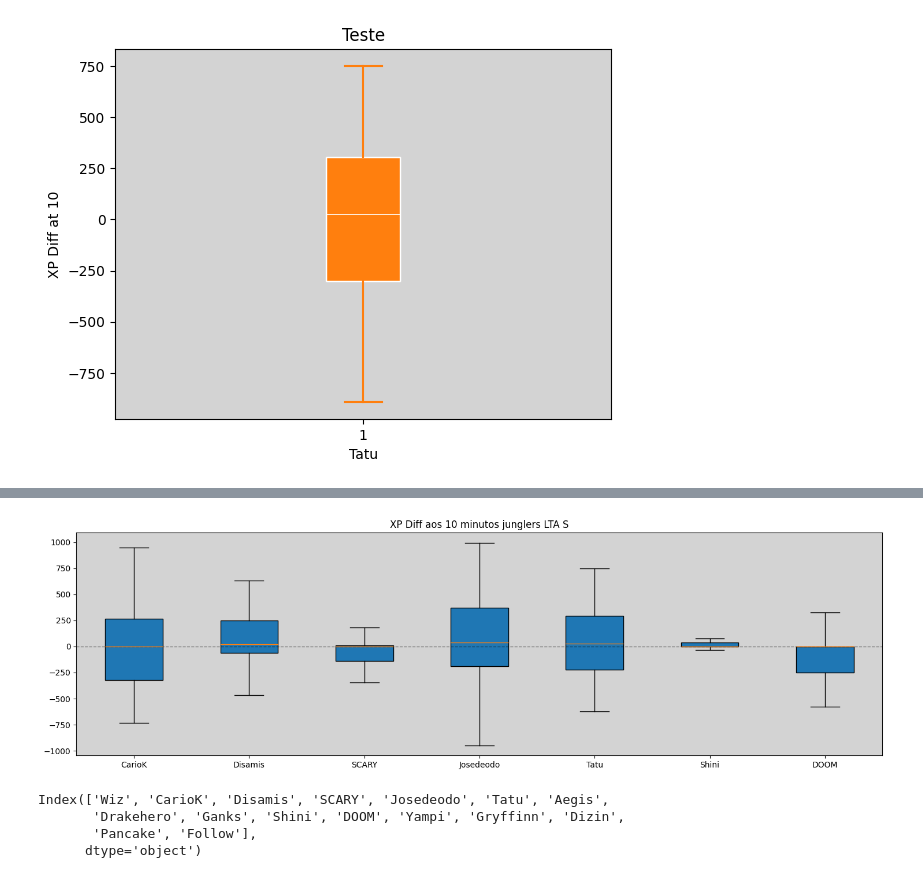
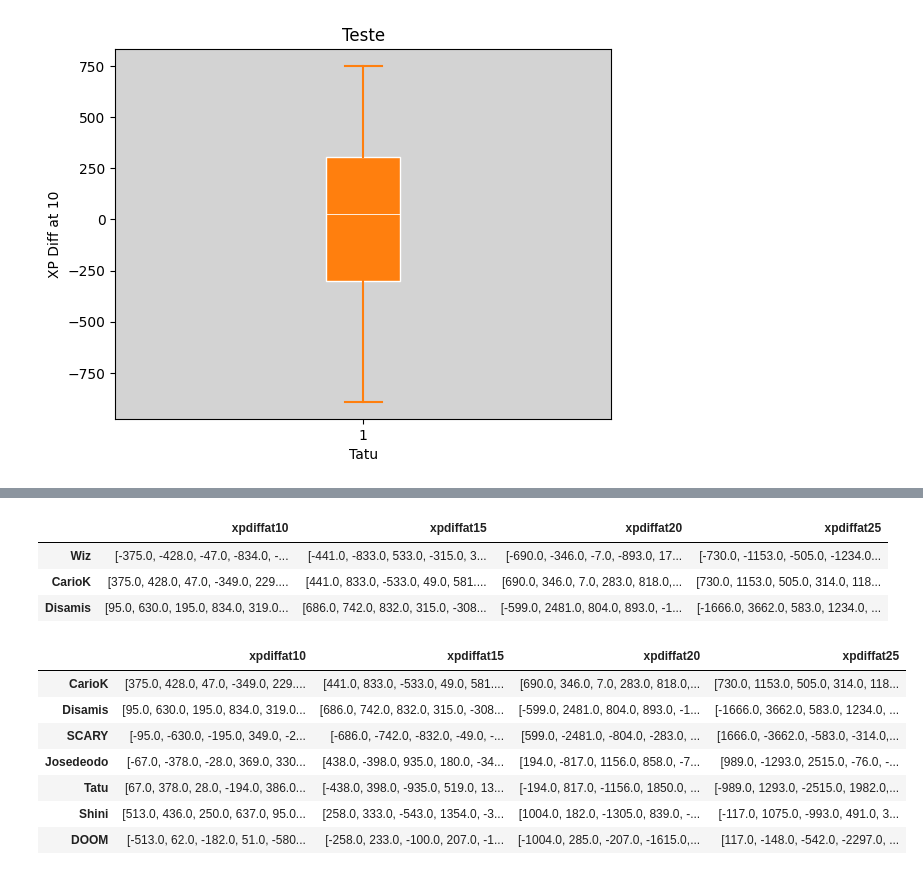
Before and after one commit to yagoandradelima/data-analysis-python, a Jupyter notebook: lol/codes/dataviz.ipynb, the cells around one changed output, grey strips where cells are left out. Saved outputs shown, nothing was run; the diff lists cells and outputs as text; code cells hidden in the pictures.

```diff
--- a/lol/codes/dataviz.ipynb
+++ b/lol/codes/dataviz.ipynb
@@ -51,25 +74,22 @@ a = a.T.fillna(0)
-# %%
-fig, ax = plt.subplots(figsize=(18,5))
-
-ax.boxplot(
-    a[["CarioK","Disamis","SCARY","Josedeodo","Tatu","Shini","DOOM"]],
-    showfliers=False,
-    patch_artist=True,
-    showmeans=False,
-    tick_labels=["CarioK","Disamis","SCARY","Josedeodo","Tatu","Shini","DOOM"]
-)
-
-ax.set_facecolor("lightgray")
-
-plt.axhline(y=0, color='black', linestyle='--', linewidth=1, alpha=0.4)
-plt.title("XP Diff aos 10 minutos junglers LTA S")
-plt.show()
-# %% [output]
-[figure, removed]
-# %%
-a.columns
-# %% [output]
-Index(['Wiz', 'CarioK', 'Disamis', 'SCARY', 'Josedeodo', 'Tatu', 'Aegis',
-       'Drakehero', 'Ganks', 'Shini', 'DOOM', 'Yampi', 'Gryffinn', 'Dizin',
-       'Pancake', 'Follow'],
-      dtype='object')
+# %%
+columns = ["xpdiffat10","xpdiffat15","xpdiffat20","xpdiffat25"]
+lista1 = []
+lista2 = {"xpdiffat10":[],"xpdiffat15":[],"xpdiffat20":[],"xpdiffat25":[]}
+
+
+for player in jng_data["playername"].unique():
+    for column in columns:
+        data = jng_data[jng_data["playername"] == player][column].values
+
+        lista2[column].append(data)
+
+    lista1.append(player)
+# %%
+data = pd.DataFrame(data=lista2,index=lista1)
+
+data.head(3)
+# %% [output]
+|  | xpdiffat10 | xpdiffat15 | xpdiffat20 | xpdiffat25 |
+| Wiz | [-375.0, -428.0, -47.0, -834.0, -... | [-441.0, -833.0, 533.0, -315.0, 3... | [-690.0, -346.0, -7.0, -893.0, 17... | [-730.0, -1153.0, -505.0, -1234.0... |
+| CarioK | [375.0, 428.0, 47.0, -349.0, 229.... | [441.0, 833.0, -533.0, 49.0, 581.... | [690.0, 346.0, 7.0, 283.0, 818.0,... | [730.0, 1153.0, 505.0, 314.0, 118... |
+| Disamis | [95.0, 630.0, 195.0, 834.0, 319.0... | [686.0, 742.0, 832.0, 315.0, -308... | [-599.0, 2481.0, 804.0, 893.0, -1... | [-1666.0, 3662.0, 583.0, 1234.0, ... |
@@ -75,0 +117,11 @@ Index(['Wiz', 'CarioK', 'Disamis', 'SCARY', 'Josedeodo', 'Tatu', 'Aegis',
+# %%
+data.loc[["CarioK","Disamis","SCARY","Josedeodo","Tatu","Shini","DOOM"]]
+# %% [output]
+|  | xpdiffat10 | xpdiffat15 | xpdiffat20 | xpdiffat25 |
+| CarioK | [375.0, 428.0, 47.0, -349.0, 229.... | [441.0, 833.0, -533.0, 49.0, 581.... | [690.0, 346.0, 7.0, 283.0, 818.0,... | [730.0, 1153.0, 505.0, 314.0, 118... |
+| Disamis | [95.0, 630.0, 195.0, 834.0, 319.0... | [686.0, 742.0, 832.0, 315.0, -308... | [-599.0, 2481.0, 804.0, 893.0, -1... | [-1666.0, 3662.0, 583.0, 1234.0, ... |
+| SCARY | [-95.0, -630.0, -195.0, 349.0, -2... | [-686.0, -742.0, -832.0, -49.0, -... | [599.0, -2481.0, -804.0, -283.0, ... | [1666.0, -3662.0, -583.0, -314.0,... |
+| Josedeodo | [-67.0, -378.0, -28.0, 369.0, 330... | [438.0, -398.0, 935.0, 180.0, -34... | [194.0, -817.0, 1156.0, 858.0, -7... | [989.0, -1293.0, 2515.0, -76.0, -... |
+| Tatu | [67.0, 378.0, 28.0, -194.0, 386.0... | [-438.0, 398.0, -935.0, 519.0, 13... | [-194.0, 817.0, -1156.0, 1850.0, ... | [-989.0, 1293.0, -2515.0, 1982.0,... |
+| Shini | [513.0, 436.0, 250.0, 637.0, 95.0... | [258.0, 333.0, -543.0, 1354.0, -3... | [1004.0, 182.0, -1305.0, 839.0, -... | [-117.0, 1075.0, -993.0, 491.0, 3... |
+| DOOM | [-513.0, 62.0, -182.0, 51.0, -580... | [-258.0, 233.0, -100.0, 207.0, -1... | [-1004.0, 285.0, -207.0, -1615.0,... | [117.0, -148.0, -542.0, -2297.0, ... |
```
Also changed, not shown: parts of 5 cells of this notebook.
